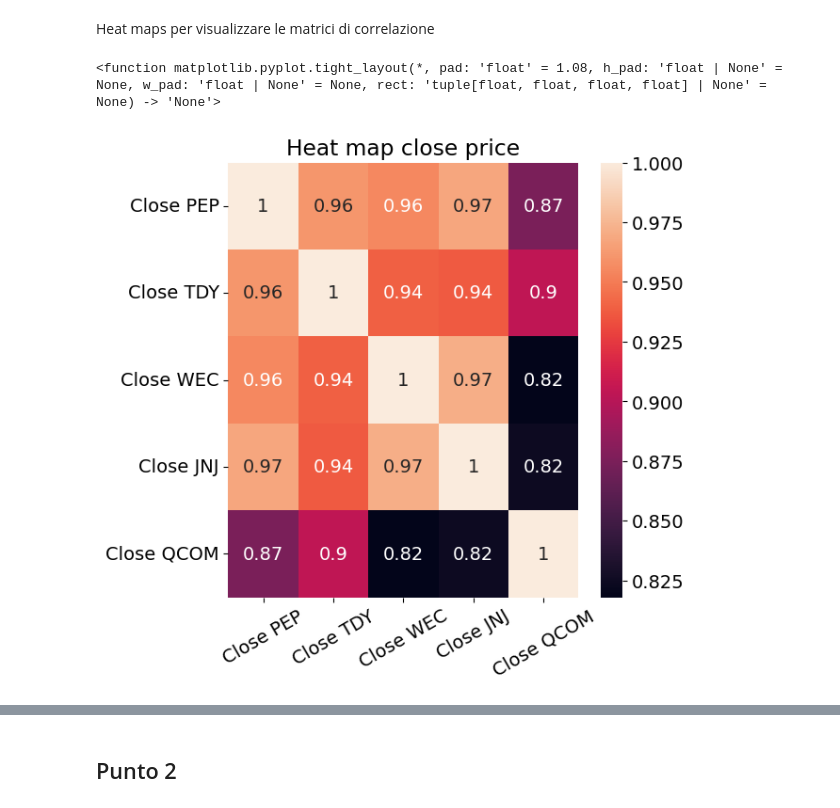
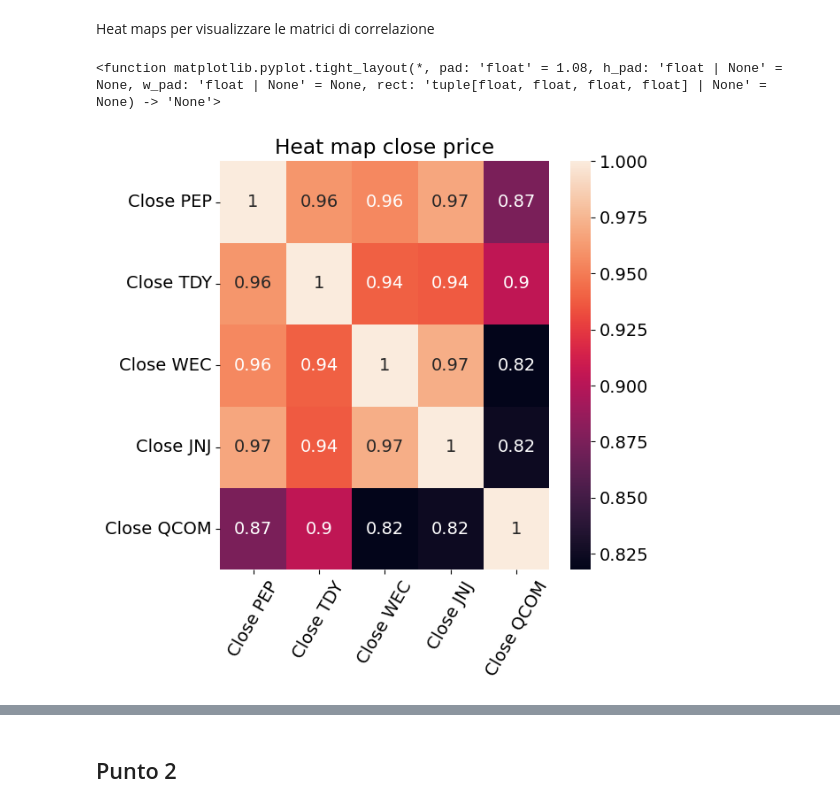
Before and after one commit to Riccardo-Martelli/Project_Work_Asset_Management, a Jupyter notebook: Final_Project.ipynb, the cells around one changed output, grey strips where cells are left out. Saved outputs shown, nothing was run; the diff lists cells and outputs as text; code cells hidden in the pictures.

```diff
--- a/Final_Project.ipynb
+++ b/Final_Project.ipynb
@@ -122,12 +122,12 @@ Heat maps per visualizzare le matrici di correlazione
 # %%
 plt.figure(figsize=(6,6))
 plt.title("Heat map close price")
 sns.heatmap(df_price_close.corr(numeric_only=True),annot=True)
-plt.xticks(rotation=30)
+plt.xticks(rotation=60)
 plt.tight_layout
 # %% [output]
 <function matplotlib.pyplot.tight_layout(*, pad: 'float' = 1.08, h_pad: 'float | None' = None, w_pad: 'float | None' = None, rect: 'tuple[float, float, float, float] | None' = None) -> 'None'>
-[figure, old version]
+[figure, new version]
 # %%
 plt.title("Heat map monthly price")
 sns.heatmap(df_return_month.corr(numeric_only=True),annot=True)
```
Also changed, not shown: parts of 7 cells of this notebook.
